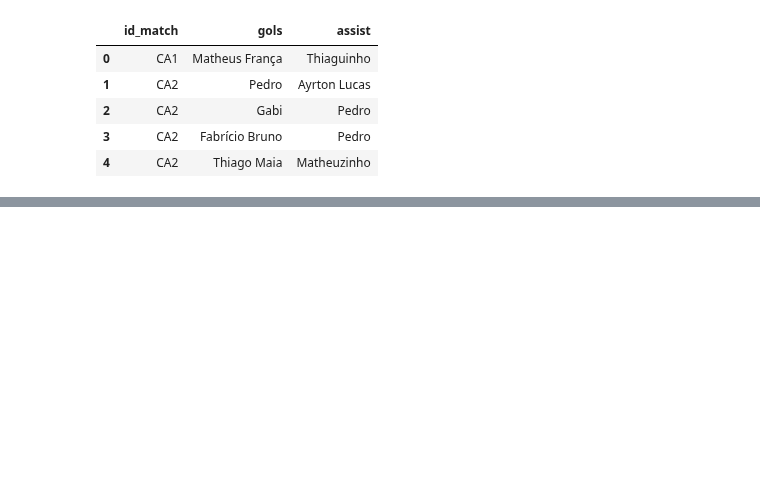
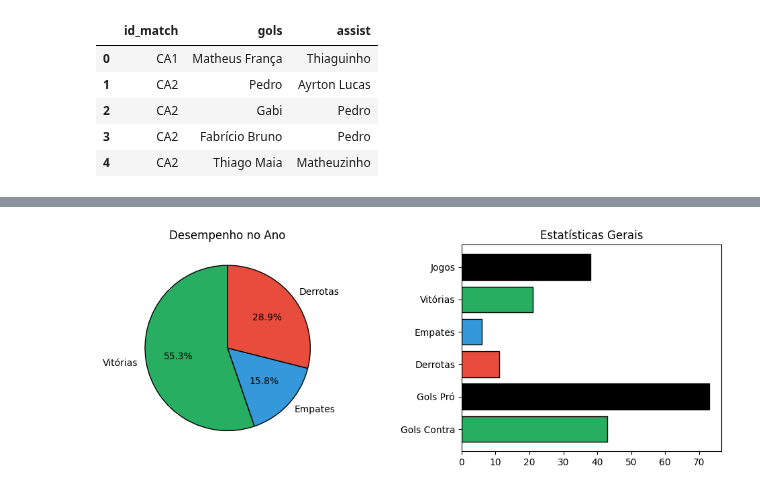
Before and after one commit to williamjouse/jogos-Flamengo-2023, a Jupyter notebook: analysis.ipynb, the cells around one changed output, grey strips where cells are left out. Cells and saved outputs as stored; diff of their text form; code cells hidden in the pictures; blank space fills up the shorter version.

Commit message:
Atualização após jogo da libertadores

```diff
--- a/analysis.ipynb
+++ b/analysis.ipynb
@@ -309,0 +302,30 @@ INFO: Using categorical units to plot a list of strings that are all parsable as
+# %%
+# Configuração dos subplots
+fig, axs = plt.subplots(1, 2, figsize=(12, 4))
+
+# Gráfico de pizza - Número de jogos totais
+#axs[0].pie([total_jogos], labels=['Jogos Totais'], autopct='%1.1f%%', startangle=90)
+#axs[0].set_title('Número de Jogos Totais')
+
+# Gráfico de pizza - Divisão entre vitórias, empates e derrotas
+axs[0].pie([vitorias, empates, derrotas], labels=['Vitórias', 'Empates', 'Derrotas'],
+           autopct='%1.1f%%', startangle=90, colors=['#27AE60', '#3498DB', '#E74C3C'], wedgeprops={'edgecolor': 'black'})
+axs[0].set_title('Desempenho no Ano')
+
+# Gráfico de barras horizontais - Jogos, vitórias, empates, derrotas, gols pró e gols contra
+labels = ['Gols Contra', 'Gols Pró', 'Derrotas', 'Empates', 'Vitórias', 'Jogos']
+values = [gols_contra, gols_pro, derrotas, empates, vitorias, total_jogos]
+
+axs[1].barh(labels, values, color=['#27AE60', 'black', '#E74C3C', '#3498DB'], edgecolor='black')
+
+axs[1].set_title('Estatísticas Gerais')
+
+# Ajustar a posição dos subplots
+plt.subplots_adjust(wspace=0.4)
+
+plt.savefig('figures/figure2.png', dpi = 300, bbox_inches='tight')
+
+# Exibir o gráfico
+plt.show()
+# %% [output]
+[figure, added]
```
Also changed, not shown: parts of 11 cells of this notebook, 6 other files.
